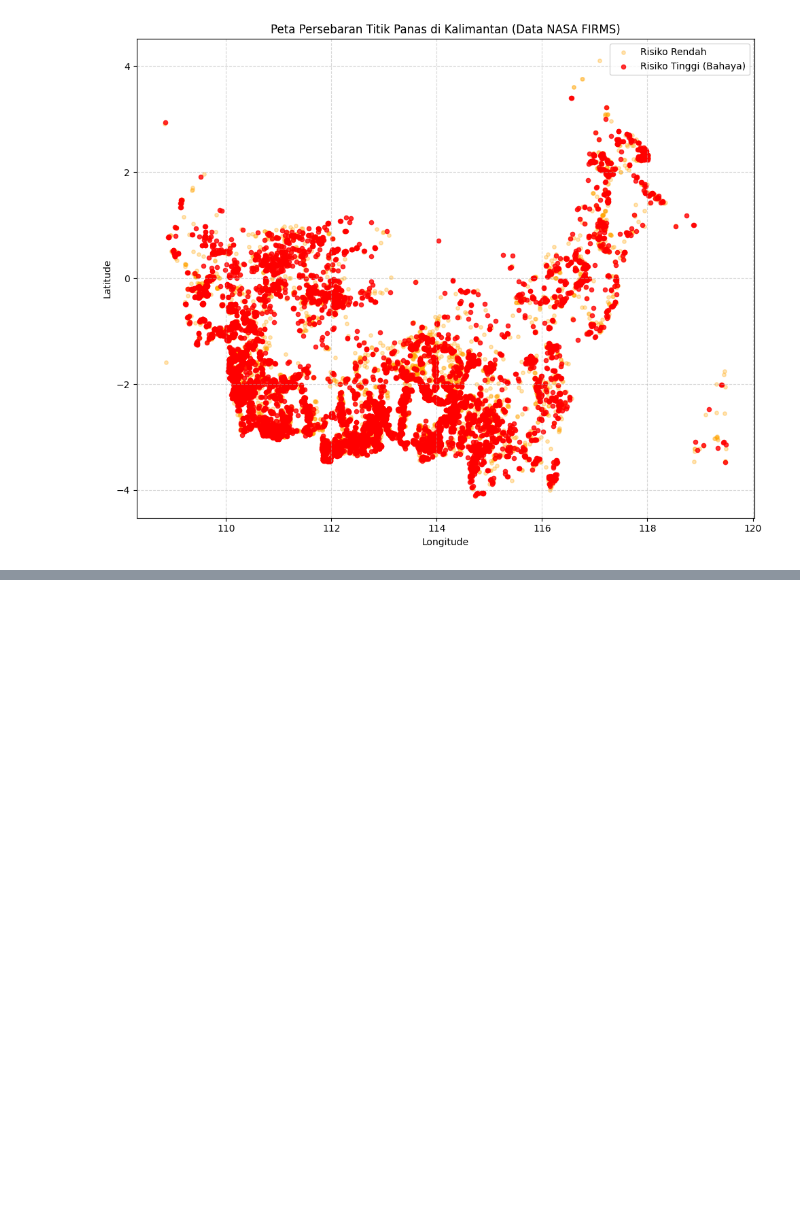
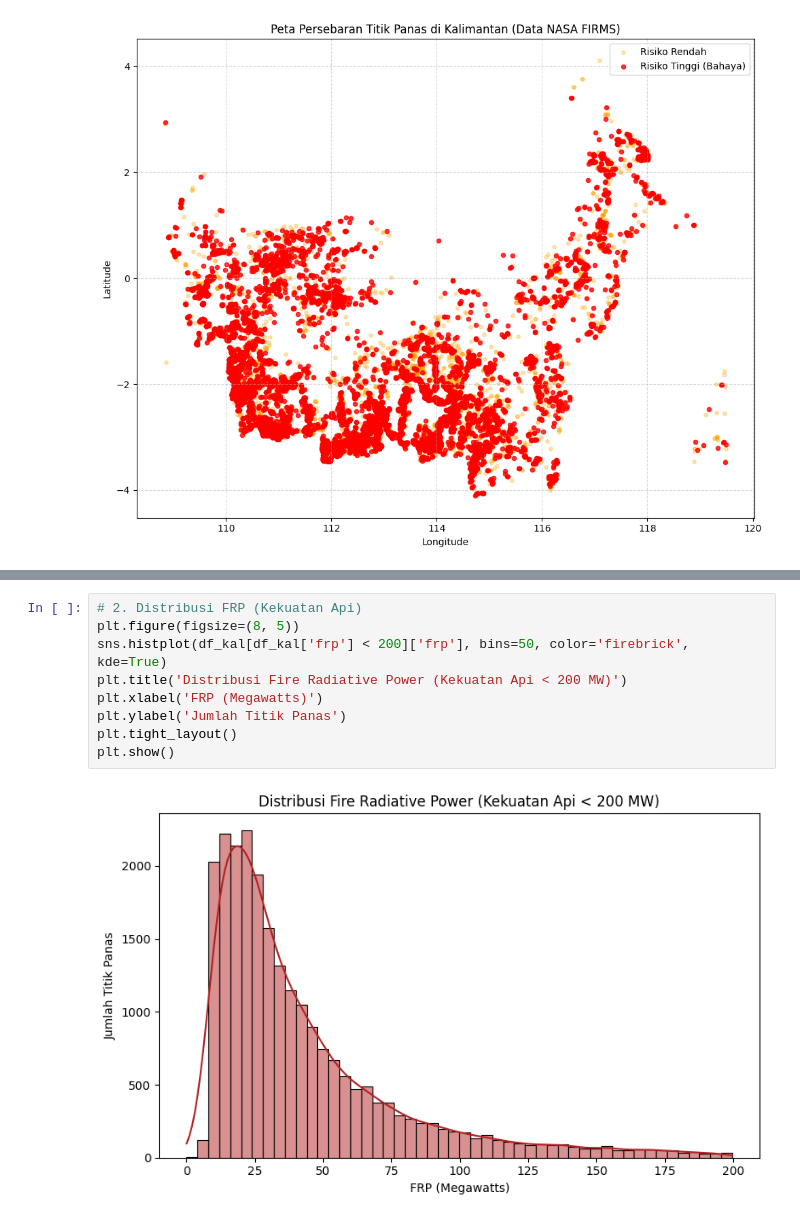
Before and after one commit to saturnsz/Karhutla-2026-machine-learning-, a Jupyter notebook: Karhutla.ipynb, the cells around one changed output, grey strips where cells are left out. Saved outputs shown, nothing was run; the diff lists cells and outputs as text; blank space fills up the shorter version.

```diff
--- a/Karhutla.ipynb
+++ b/Karhutla.ipynb
@@ -153,0 +192,11 @@ Memproses Peta...
+# %%
+# 2. Distribusi FRP (Kekuatan Api)
+plt.figure(figsize=(8, 5))
+sns.histplot(df_kal[df_kal['frp'] < 200]['frp'], bins=50, color='firebrick', kde=True)
+plt.title('Distribusi Fire Radiative Power (Kekuatan Api < 200 MW)')
+plt.xlabel('FRP (Megawatts)')
+plt.ylabel('Jumlah Titik Panas')
+plt.tight_layout()
+plt.show()
+# %% [output]
+[figure, added]
```
Also changed, not shown: parts of 13 cells of this notebook.
